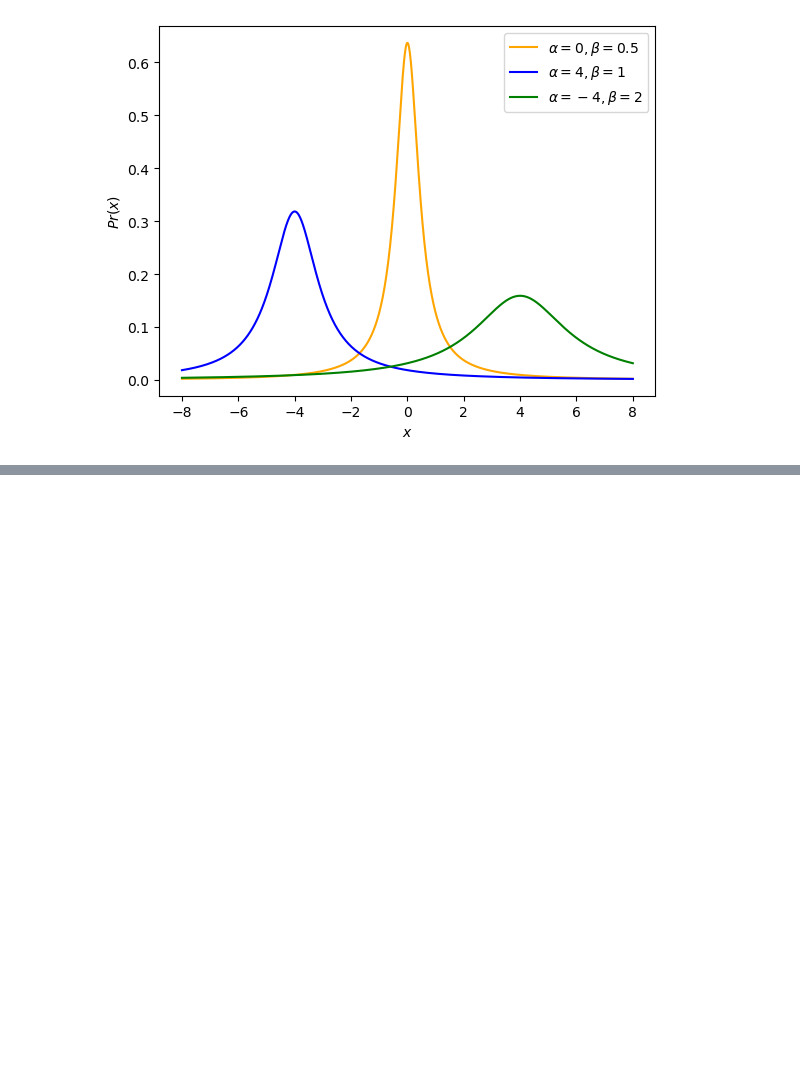
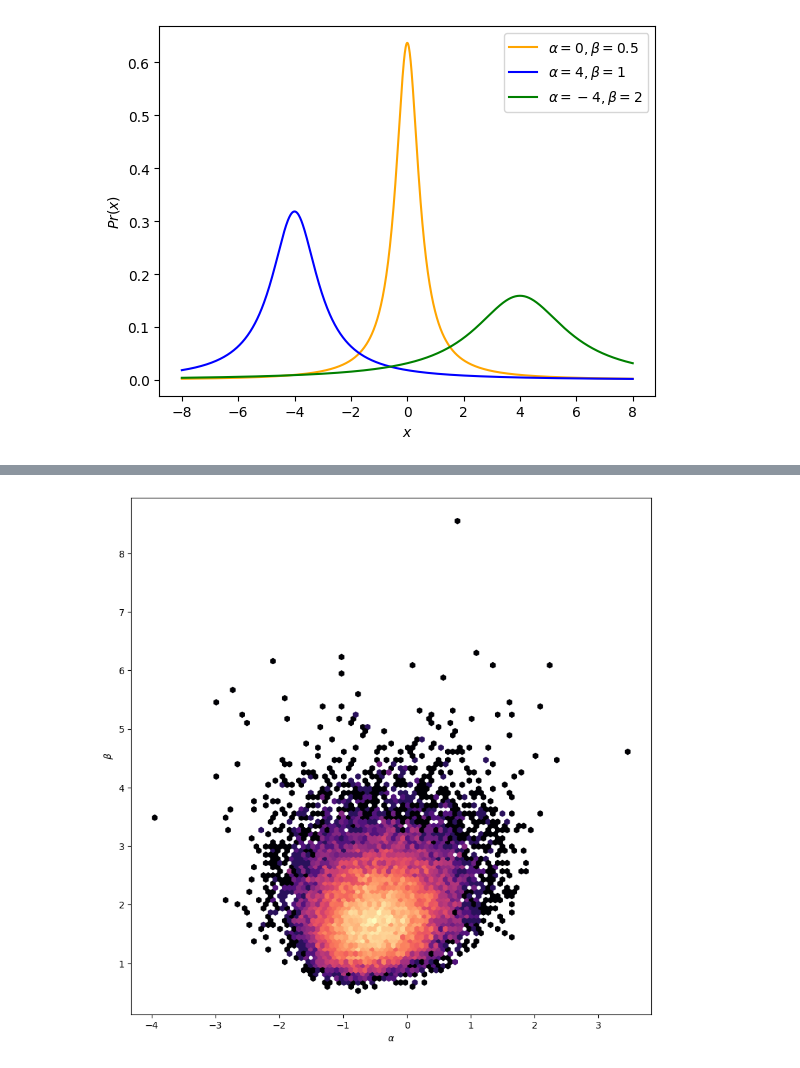
Before and after one commit to VishalJ99/s2_cw, a Jupyter notebook: src/figs.ipynb, the cells around one changed output, grey strips where cells are left out. Cells and saved outputs as stored; diff of their text form; code cells hidden in the pictures; blank space fills up the shorter version.

```diff
--- a/src/figs.ipynb
+++ b/src/figs.ipynb
@@ -24,0 +111,27 @@ plt.savefig('../report/figs/cauchy_distribution.png')
+# %%
+import numpy as np
+import matplotlib.pyplot as plt
+import seaborn as sns
+from matplotlib.ticker import NullFormatter
+
+# Joint plot
+iid_samples = np.load('x_samples.npy')
+
+# Load your iid_samples data
+iid_samples = np.load('x_samples.npy')
+
+# Extract alpha and beta samples
+alpha_samples = iid_samples[:, 0]
+beta_samples = iid_samples[:, 1]
+
+# Set up the figure and the grid layout
+fig, ax  = plt.subplots(figsize=(10, 10))
+
+# Main scatter plot
+ax.hexbin(alpha_samples, beta_samples, gridsize=100, cmap='magma', bins='log')
+ax.set_xlabel(r'$\alpha$')
+ax.set_ylabel(r'$\beta$')
+
+plt.show()
+# %% [output]
+[figure, added]
```
Also changed, not shown: parts of 5 cells of this notebook, 6 other files.
